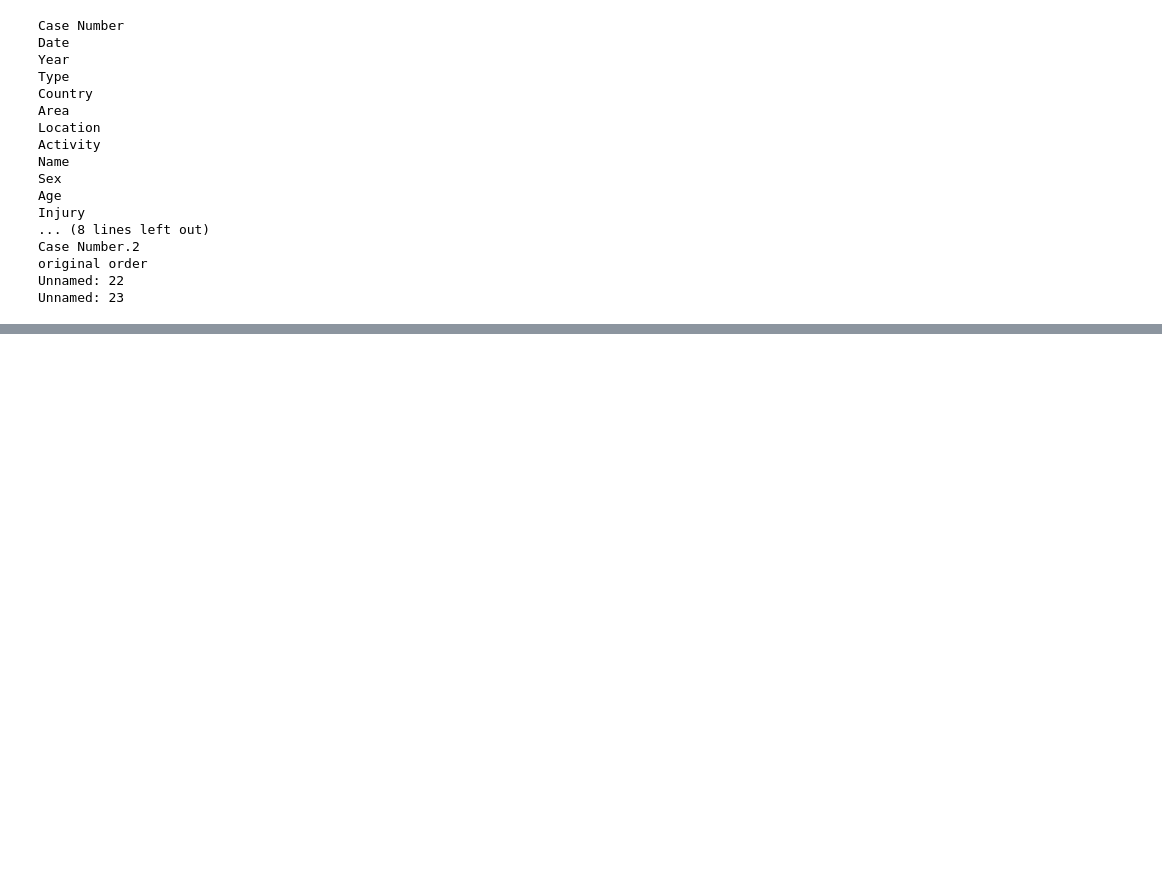
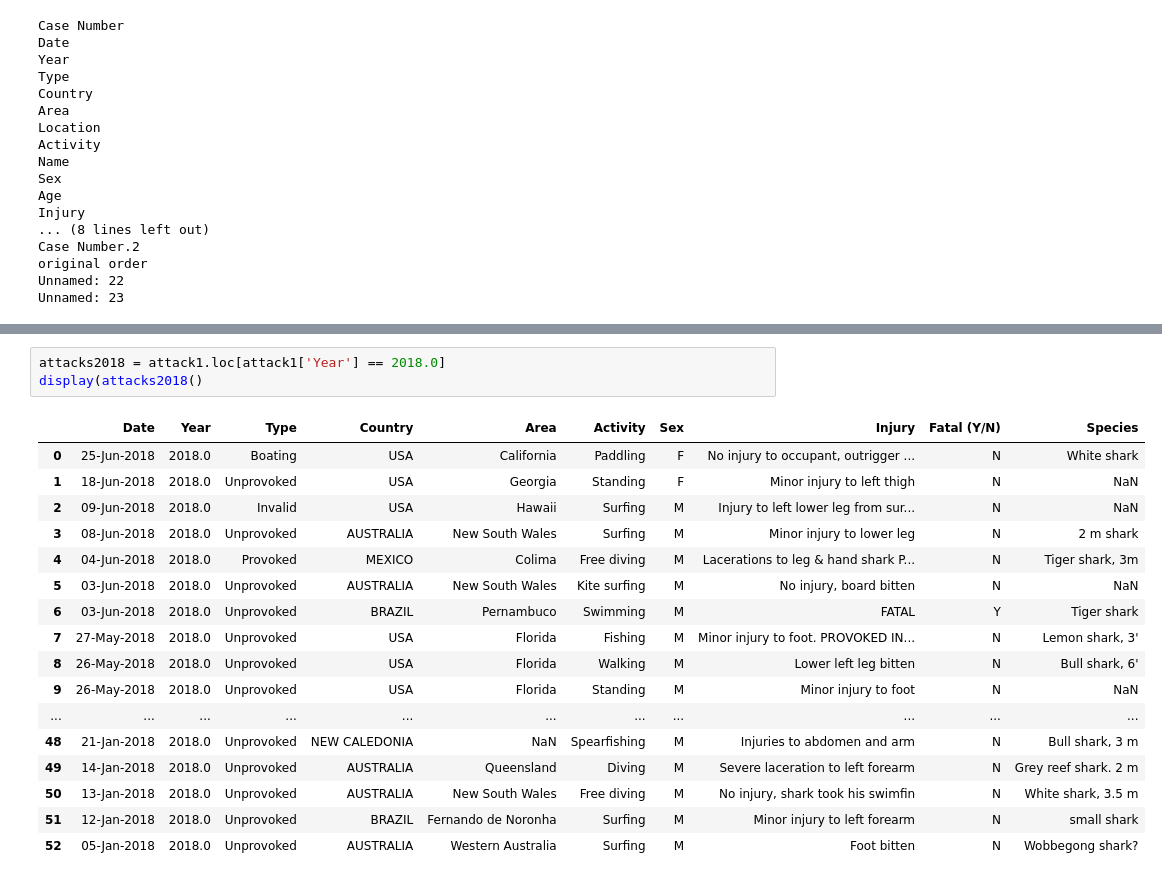
Before and after one commit to Diegon8/SharkAttack-, a Jupyter notebook: SharkAttack.ipynb, the cells around one changed output, grey strips where cells are left out. Cells and saved outputs as stored; diff of their text form; blank space fills up the shorter version.

```diff
--- a/SharkAttack.ipynb
+++ b/SharkAttack.ipynb
@@ -82,0 +131,21 @@ Name: Injury, dtype: object
+# %%
+attacks2018 = attack1.loc[attack1['Year'] == 2018.0]
+display(attacks2018()
+# %% [output]
+|  | Date | Year | Type | Country | Area | Activity | Sex | Injury | Fatal (Y/N) | Species |
+| 0 | 25-Jun-2018 | 2018.0 | Boating | USA | California | Paddling | F | No injury to occupant, outrigger ... | N | White shark |
+| 1 | 18-Jun-2018 | 2018.0 | Unprovoked | USA | Georgia | Standing | F | Minor injury to left thigh | N | NaN |
+| 2 | 09-Jun-2018 | 2018.0 | Invalid | USA | Hawaii | Surfing | M | Injury to left lower leg from sur... | N | NaN |
+| 3 | 08-Jun-2018 | 2018.0 | Unprovoked | AUSTRALIA | New South Wales | Surfing | M | Minor injury to lower leg | N | 2 m shark |
+| 4 | 04-Jun-2018 | 2018.0 | Provoked | MEXICO | Colima | Free diving | M | Lacerations to leg & hand shark P... | N | Tiger shark, 3m |
+| 5 | 03-Jun-2018 | 2018.0 | Unprovoked | AUSTRALIA | New South Wales | Kite surfing | M | No injury, board bitten | N | NaN |
+| 6 | 03-Jun-2018 | 2018.0 | Unprovoked | BRAZIL | Pernambuco | Swimming | M | FATAL | Y | Tiger shark |
+| 7 | 27-May-2018 | 2018.0 | Unprovoked | USA | Florida | Fishing | M | Minor injury to foot. PROVOKED IN... | N | Lemon shark, 3' |
+| 8 | 26-May-2018 | 2018.0 | Unprovoked | USA | Florida | Walking | M | Lower left leg bitten | N | Bull shark, 6' |
+| 9 | 26-May-2018 | 2018.0 | Unprovoked | USA | Florida | Standing | M | Minor injury to foot | N | NaN |
+| ... | ... | ... | ... | ... | ... | ... | ... | ... | ... | ... |
+| 48 | 21-Jan-2018 | 2018.0 | Unprovoked | NEW CALEDONIA | NaN | Spearfishing | M | Injuries to abdomen and arm | N | Bull shark, 3 m |
+| 49 | 14-Jan-2018 | 2018.0 | Unprovoked | AUSTRALIA | Queensland | Diving | M | Severe laceration to left forearm | N | Grey reef shark. 2 m |
+| 50 | 13-Jan-2018 | 2018.0 | Unprovoked | AUSTRALIA | New South Wales | Free diving | M | No injury, shark took his swimfin | N | White shark, 3.5 m |
+| 51 | 12-Jan-2018 | 2018.0 | Unprovoked | BRAZIL | Fernando de Noronha | Surfing | M | Minor injury to left forearm | N | small shark |
+| 52 | 05-Jan-2018 | 2018.0 | Unprovoked | AUSTRALIA | Western Australia | Surfing | M | Foot bitten | N | Wobbegong shark? |
```
Also changed, not shown: parts of 5 cells of this notebook.
